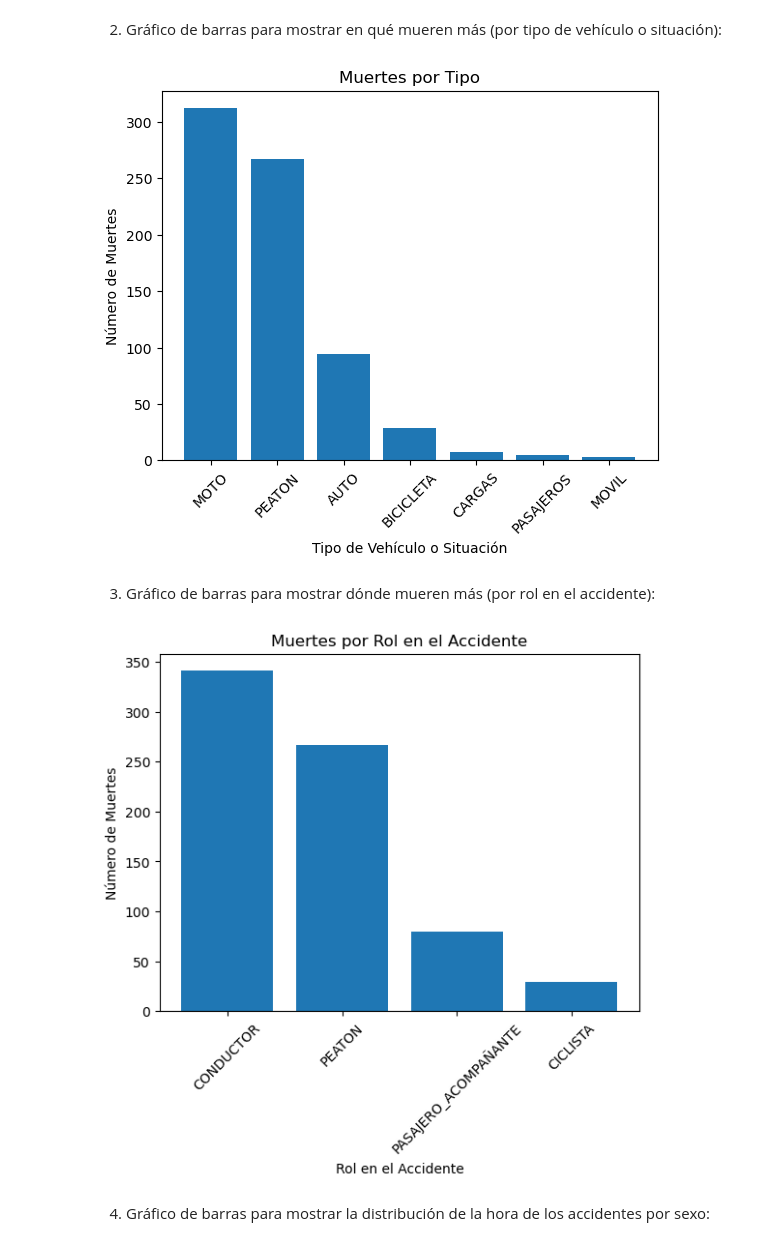
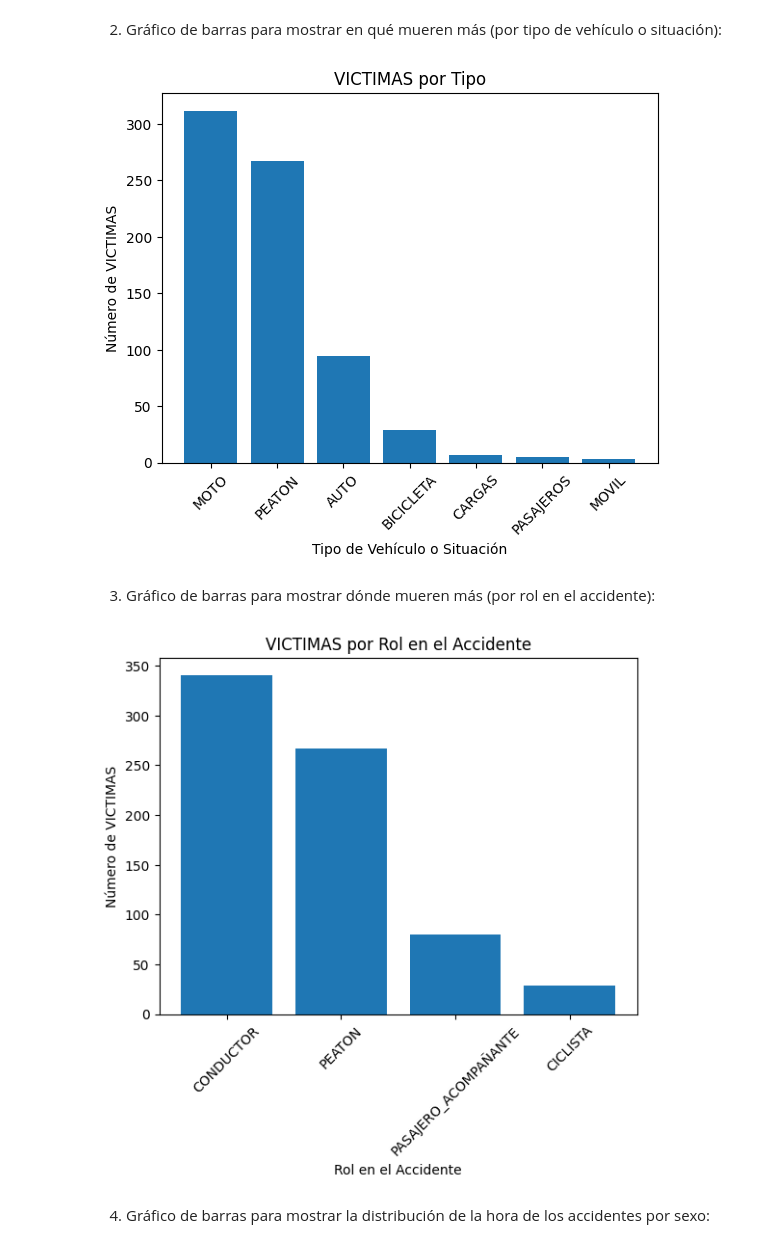
Before and after one commit to AngelMariscal01/PI.2, a Jupyter notebook: EDA.ipynb, the cells around one changed output. Cells and saved outputs as stored; diff of their text form; code cells hidden in the pictures.

```diff
--- a/EDA.ipynb
+++ b/EDA.ipynb
@@ -260,12 +274,12 @@ muertes_por_tipo = merged_df['VICTIMA_y'].value_counts()
 # Crear el gráfico de barras
 plt.bar(muertes_por_tipo.index, muertes_por_tipo.values)
 plt.xlabel('Tipo de Vehículo o Situación')
-plt.ylabel('Número de Muertes')
-plt.title('Muertes por Tipo')
+plt.ylabel('Número de VICTIMAS')
+plt.title('VICTIMAS por Tipo')
 plt.xticks(rotation=45)  # Rotar las etiquetas del eje x para mayor legibilidad
 plt.show()
 # %% [output]
-[figure, old version]
+[figure, new version]
 # %% [markdown]
 3. Gráfico de barras para mostrar dónde mueren más (por rol en el accidente):
 # %%
@@ -273,16 +287,16 @@ merged_df['ROL'] = merged_df['ROL'].replace('SD', 'CONDUCTOR')
 # %%
 # Contar el número de muertes por rol en el accidente
 muertes_por_rol = merged_df['ROL'].value_counts()
 
 # Crear el gráfico de barras
 plt.bar(muertes_por_rol.index, muertes_por_rol.values)
 plt.xlabel('Rol en el Accidente')
-plt.ylabel('Número de Muertes')
-plt.title('Muertes por Rol en el Accidente')
+plt.ylabel('Número de VICTIMAS')
+plt.title('VICTIMAS por Rol en el Accidente')
 plt.xticks(rotation=45)  # Rotar las etiquetas del eje x para mayor legibilidad
 plt.show()
 # %% [output]
-[figure, old version]
+[figure, new version]
 # %% [markdown]
 4. Gráfico de barras para mostrar la distribución de la hora de los accidentes por sexo:
 # %%
```
Also changed, not shown: parts of 39 cells of this notebook, 3 other files.
